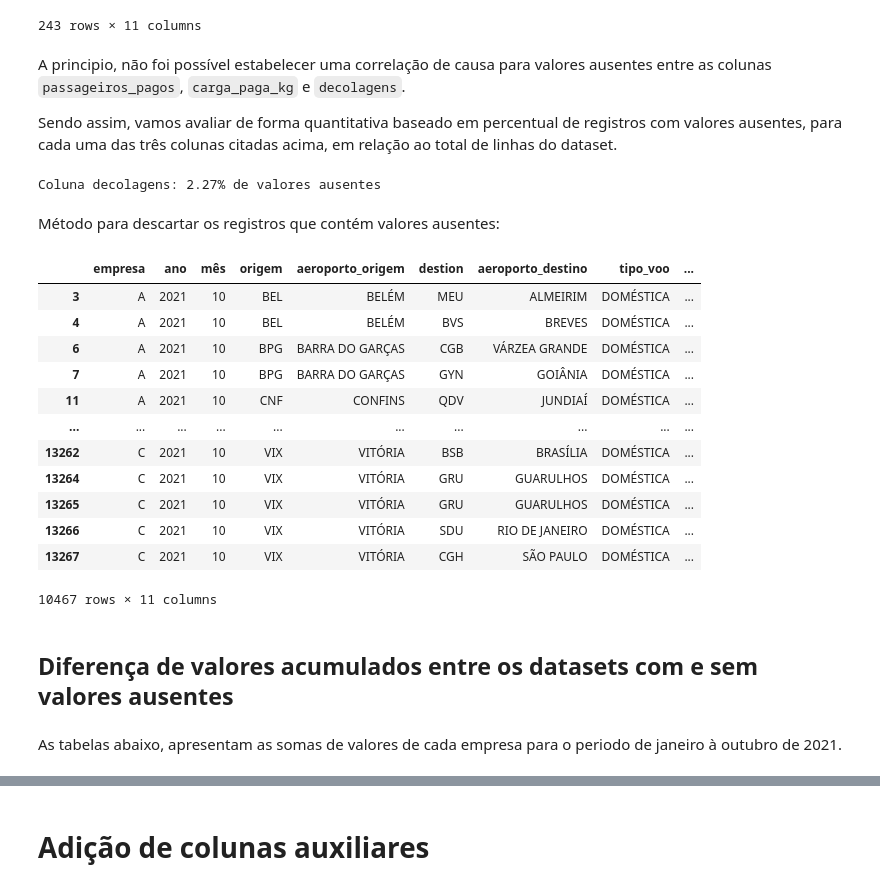
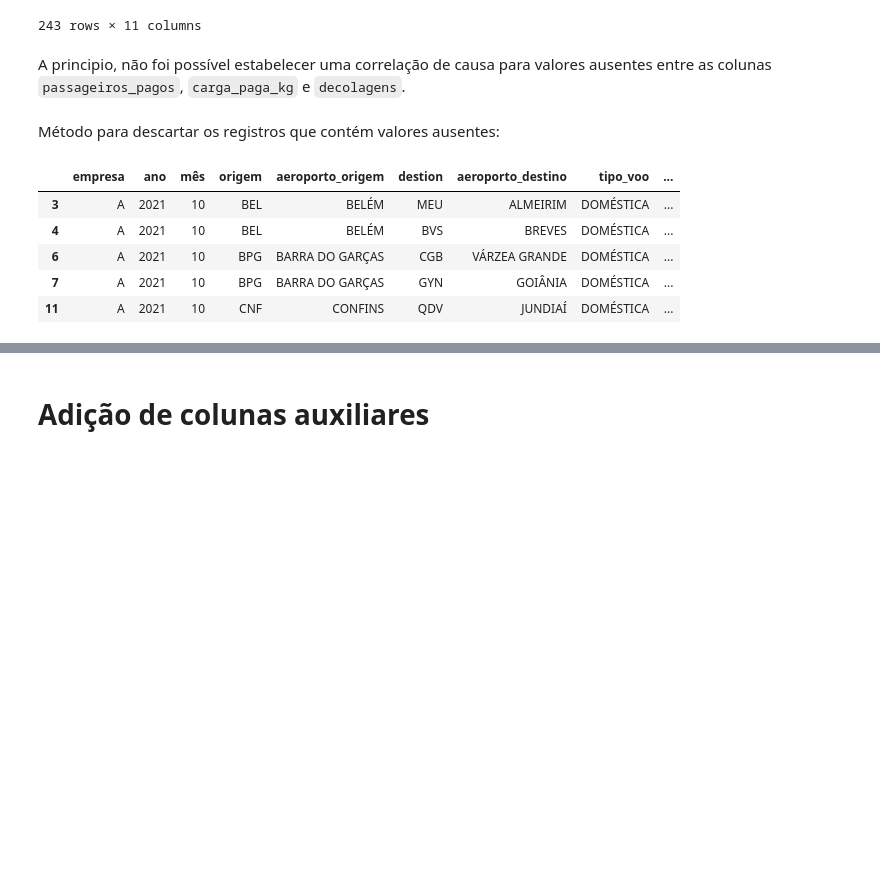
Before and after one commit to Eng-Dan/air-freight-market-share, a Jupyter notebook: Case_Market_Share_Cargas.ipynb, the cells around one changed output, grey strips where cells are left out. Drawn from its saved outputs; the diff is of its cells as text; code cells hidden in the pictures; blank space fills up the shorter version.

```diff
--- a/Case_Market_Share_Cargas.ipynb
+++ b/Case_Market_Share_Cargas.ipynb
@@ -151,41 +143,16 @@ df[df.decolagens.isnull()]
 243 rows × 11 columns
 # %% [markdown]
 A principio, não foi possível estabelecer uma correlação de causa para valores ausentes entre as colunas `passageiros_pagos`, `carga_paga_kg` e `decolagens`.
-
-Sendo assim, vamos avaliar de forma quantitativa baseado em percentual de registros com valores ausentes, para cada uma das três colunas citadas acima, em relação ao total de linhas do dataset.
-# %%
-# pax_null = round((1 - (df.passageiros_pagos.count() / df.shape[0])) * 100, 2)
-# carga_null = round((1 - (df.carga_paga_kg.count() / df.shape[0])) * 100, 2)
-
-decolagens_null = round(df[df.decolagens.isnull()].shape[0] / df.shape[0] * 100, 2)
-
-# print('Coluna passageiros_pagos: ' + str(pax_null) + '% de valores ausentes')
-# print('Coluna carga_paga_kg: ' + str(carga_null) + '% de valores ausentes')
-
-print('Coluna decolagens: ' + str(decolagens_null) + '% de valores ausentes')
-# %% [output]
-Coluna decolagens: 2.27% de valores ausentes
 # %% [markdown]
 Método para descartar os registros que contém valores ausentes:
 # %%
 df = df.dropna()
 # %%
-df
+df.head()
 # %% [output]
 |  | empresa | ano | mês | origem | aeroporto_origem | destion | aeroporto_destino | tipo_voo | ... |
 | 3 | A | 2021 | 10 | BEL | BELÉM | MEU | ALMEIRIM | DOMÉSTICA | ... |
 | 4 | A | 2021 | 10 | BEL | BELÉM | BVS | BREVES | DOMÉSTICA | ... |
 | 6 | A | 2021 | 10 | BPG | BARRA DO GARÇAS | CGB | VÁRZEA GRANDE | DOMÉSTICA | ... |
 | 7 | A | 2021 | 10 | BPG | BARRA DO GARÇAS | GYN | GOIÂNIA | DOMÉSTICA | ... |
 | 11 | A | 2021 | 10 | CNF | CONFINS | QDV | JUNDIAÍ | DOMÉSTICA | ... |
-| ... | ... | ... | ... | ... | ... | ... | ... | ... | ... |
-| 13262 | C | 2021 | 10 | VIX | VITÓRIA | BSB | BRASÍLIA | DOMÉSTICA | ... |
-| 13264 | C | 2021 | 10 | VIX | VITÓRIA | GRU | GUARULHOS | DOMÉSTICA | ... |
-| 13265 | C | 2021 | 10 | VIX | VITÓRIA | GRU | GUARULHOS | DOMÉSTICA | ... |
-| 13266 | C | 2021 | 10 | VIX | VITÓRIA | SDU | RIO DE JANEIRO | DOMÉSTICA | ... |
-| 13267 | C | 2021 | 10 | VIX | VITÓRIA | CGH | SÃO PAULO | DOMÉSTICA | ... |
-10467 rows × 11 columns
-# %% [markdown]
-## Diferença de valores acumulados entre os datasets com e sem valores ausentes
-# %% [markdown]
-As tabelas abaixo, apresentam as somas de valores de cada empresa para o periodo de janeiro à outubro de 2021.
```
Also changed, not shown: parts of 35 cells of this notebook.
